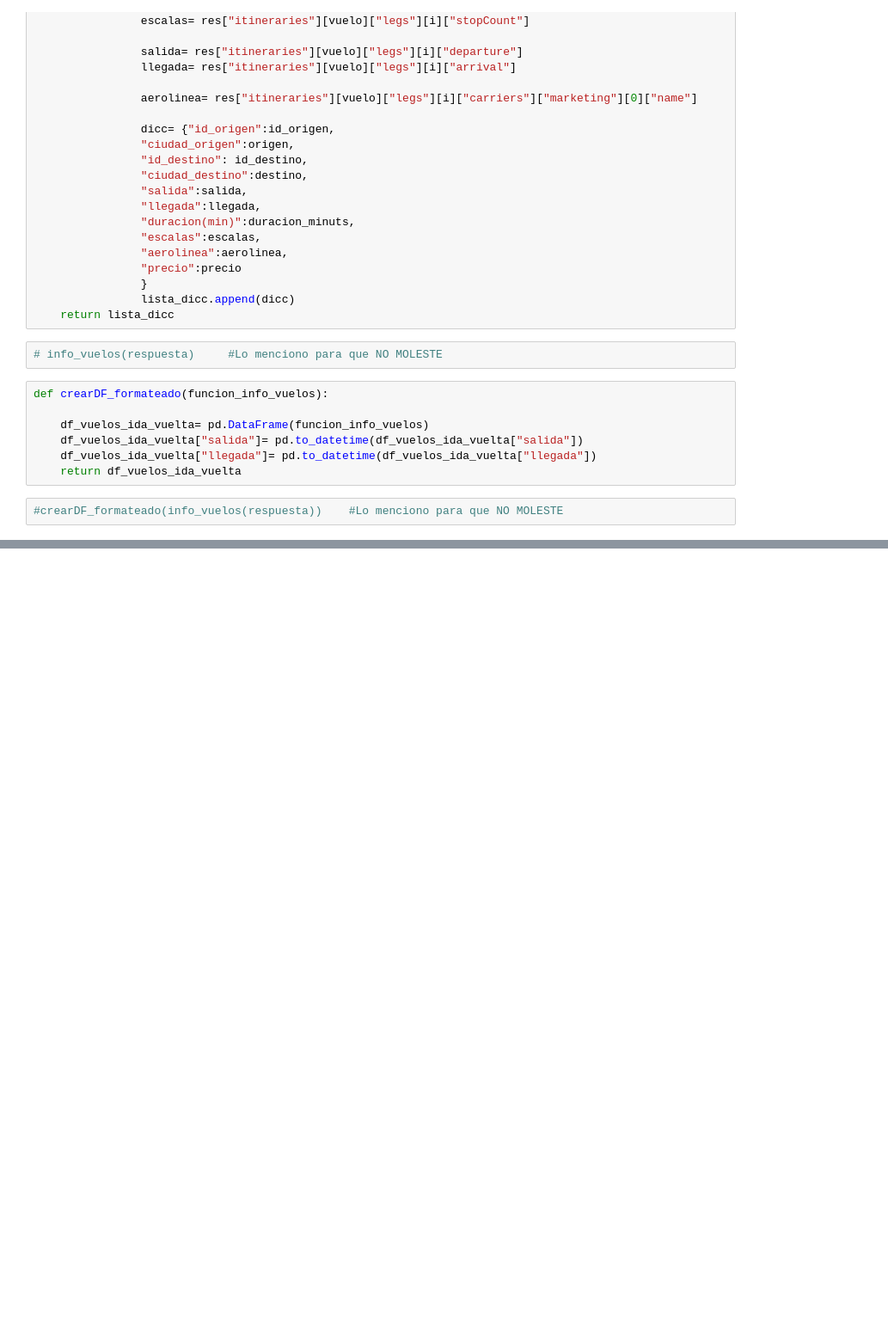
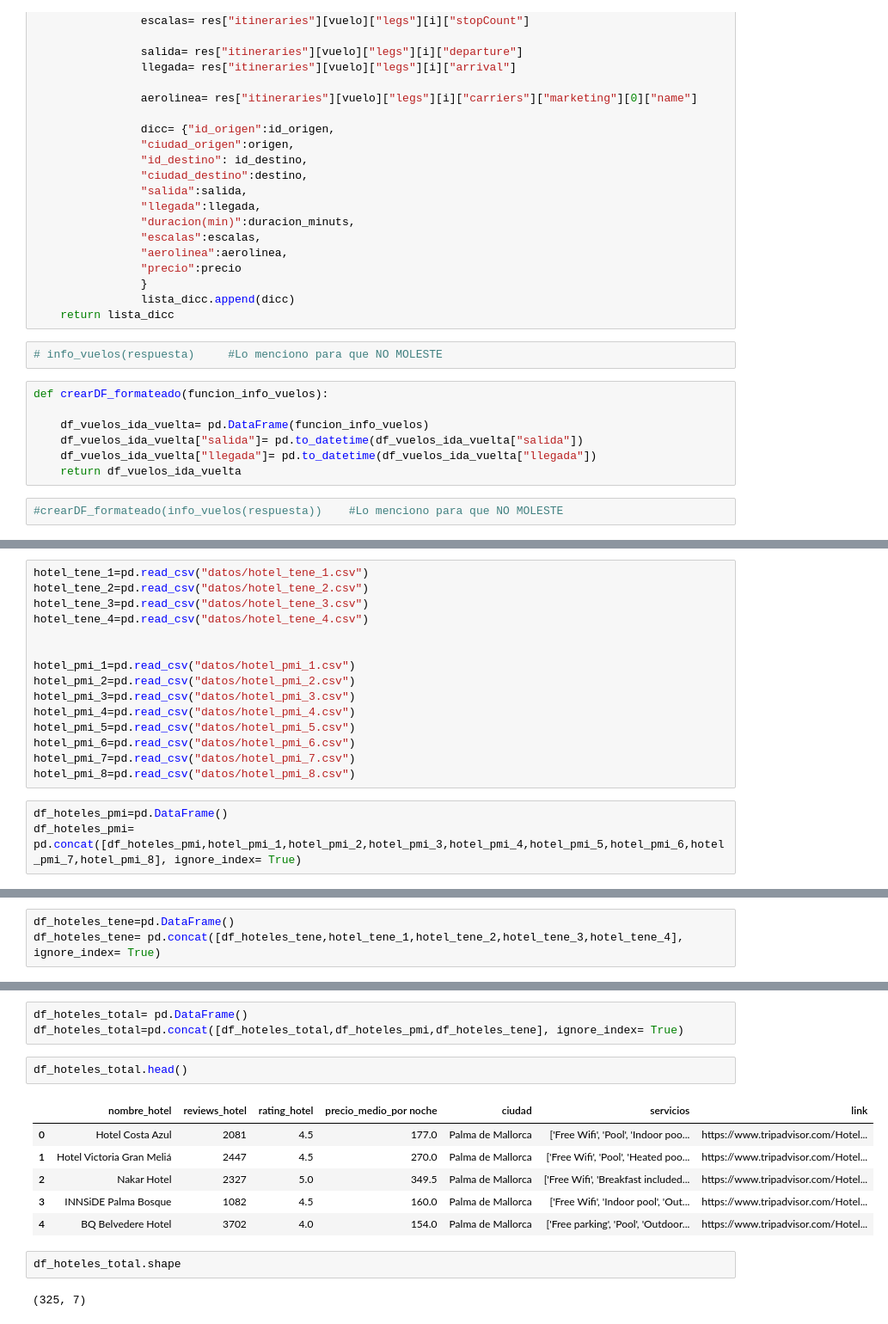
Before and after one commit to jgilsu11/Proyecto3-Explorando-Viajes, a Jupyter notebook: viaje.ipynb, the cells around one changed output, grey strips where cells are left out. Shown: that part at 86% size. Saved outputs shown, nothing was run; the diff lists cells and outputs as text; blank space fills up the shorter version.

Commit message:
Subida con hoteles ya concatenados

```diff
--- a/viaje.ipynb
+++ b/viaje.ipynb
@@ -751,0 +707,18 @@ TypeError: unsupported operand type(s) for +: 'NoneType' and 'NoneType'
+# %%
+hotel_tene_1=pd.read_csv("datos/hotel_tene_1.csv")
+hotel_tene_2=pd.read_csv("datos/hotel_tene_2.csv")
+hotel_tene_3=pd.read_csv("datos/hotel_tene_3.csv")
+hotel_tene_4=pd.read_csv("datos/hotel_tene_4.csv")
+
+
+hotel_pmi_1=pd.read_csv("datos/hotel_pmi_1.csv")
+hotel_pmi_2=pd.read_csv("datos/hotel_pmi_2.csv")
+hotel_pmi_3=pd.read_csv("datos/hotel_pmi_3.csv")
+hotel_pmi_4=pd.read_csv("datos/hotel_pmi_4.csv")
+hotel_pmi_5=pd.read_csv("datos/hotel_pmi_5.csv")
+hotel_pmi_6=pd.read_csv("datos/hotel_pmi_6.csv")
+hotel_pmi_7=pd.read_csv("datos/hotel_pmi_7.csv")
+hotel_pmi_8=pd.read_csv("datos/hotel_pmi_8.csv")
+# %%
+df_hoteles_pmi=pd.DataFrame()
+df_hoteles_pmi= pd.concat([df_hoteles_pmi,hotel_pmi_1,hotel_pmi_2,hotel_pmi_3,hotel_pmi_4,hotel_pmi_5,hotel_pmi_6,hotel_pmi_7,hotel_pmi_8], ignore_index= True)
@@ -751,0 +740,3 @@ TypeError: unsupported operand type(s) for +: 'NoneType' and 'NoneType'
+# %%
+df_hoteles_tene=pd.DataFrame()
+df_hoteles_tene= pd.concat([df_hoteles_tene,hotel_tene_1,hotel_tene_2,hotel_tene_3,hotel_tene_4], ignore_index= True)
@@ -751,0 +800,16 @@ TypeError: unsupported operand type(s) for +: 'NoneType' and 'NoneType'
+# %%
+df_hoteles_total= pd.DataFrame()
+df_hoteles_total=pd.concat([df_hoteles_total,df_hoteles_pmi,df_hoteles_tene], ignore_index= True)
+# %%
+df_hoteles_total.head()
+# %% [output]
+|  | nombre_hotel | reviews_hotel | rating_hotel | precio_medio_por noche | ciudad | servicios | link |
+| 0 | Hotel Costa Azul | 2081 | 4.5 | 177.0 | Palma de Mallorca | ['Free Wifi', 'Pool', 'Indoor poo... | https://www.tripadvisor.com/Hotel... |
+| 1 | Hotel Victoria Gran Meliá | 2447 | 4.5 | 270.0 | Palma de Mallorca | ['Free Wifi', 'Pool', 'Heated poo... | https://www.tripadvisor.com/Hotel... |
+| 2 | Nakar Hotel | 2327 | 5.0 | 349.5 | Palma de Mallorca | ['Free Wifi', 'Breakfast included... | https://www.tripadvisor.com/Hotel... |
+| 3 | INNSiDE Palma Bosque | 1082 | 4.5 | 160.0 | Palma de Mallorca | ['Free Wifi', 'Indoor pool', 'Out... | https://www.tripadvisor.com/Hotel... |
+| 4 | BQ Belvedere Hotel | 3702 | 4.0 | 154.0 | Palma de Mallorca | ['Free parking', 'Pool', 'Outdoor... | https://www.tripadvisor.com/Hotel... |
+# %%
+df_hoteles_total.shape
+# %% [output]
+(325, 7)
```
Also changed, not shown: parts of 19 cells of this notebook, 15 other files.
